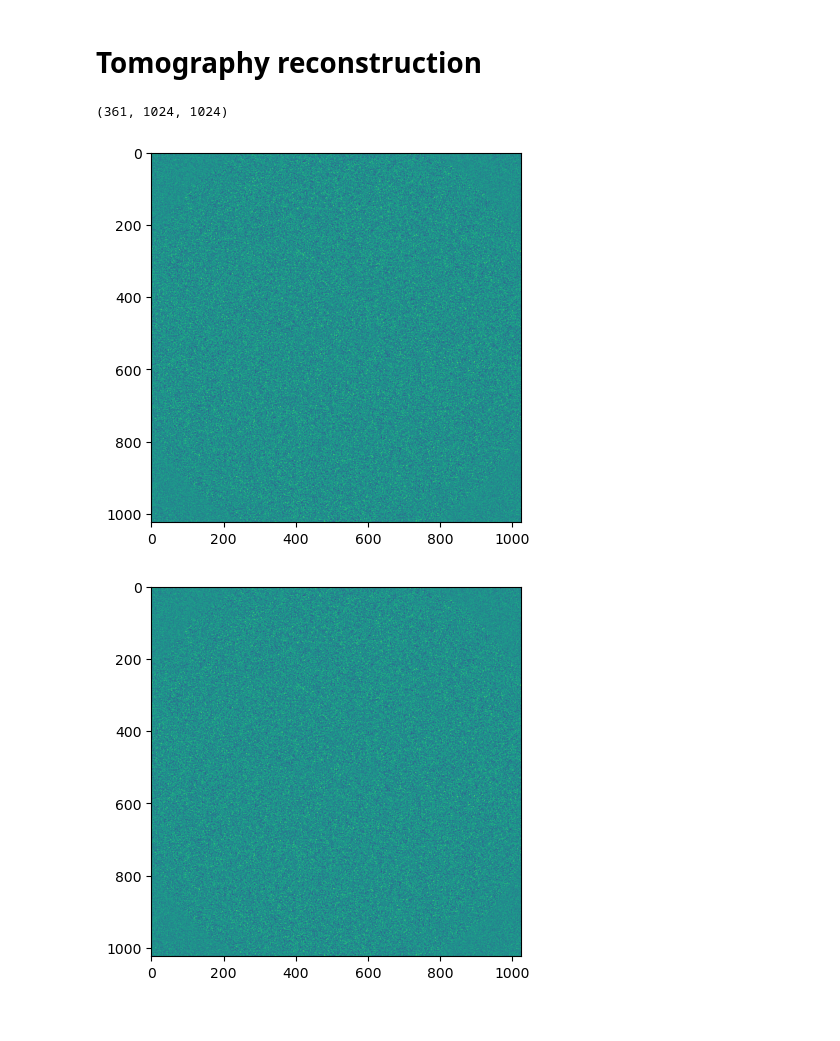
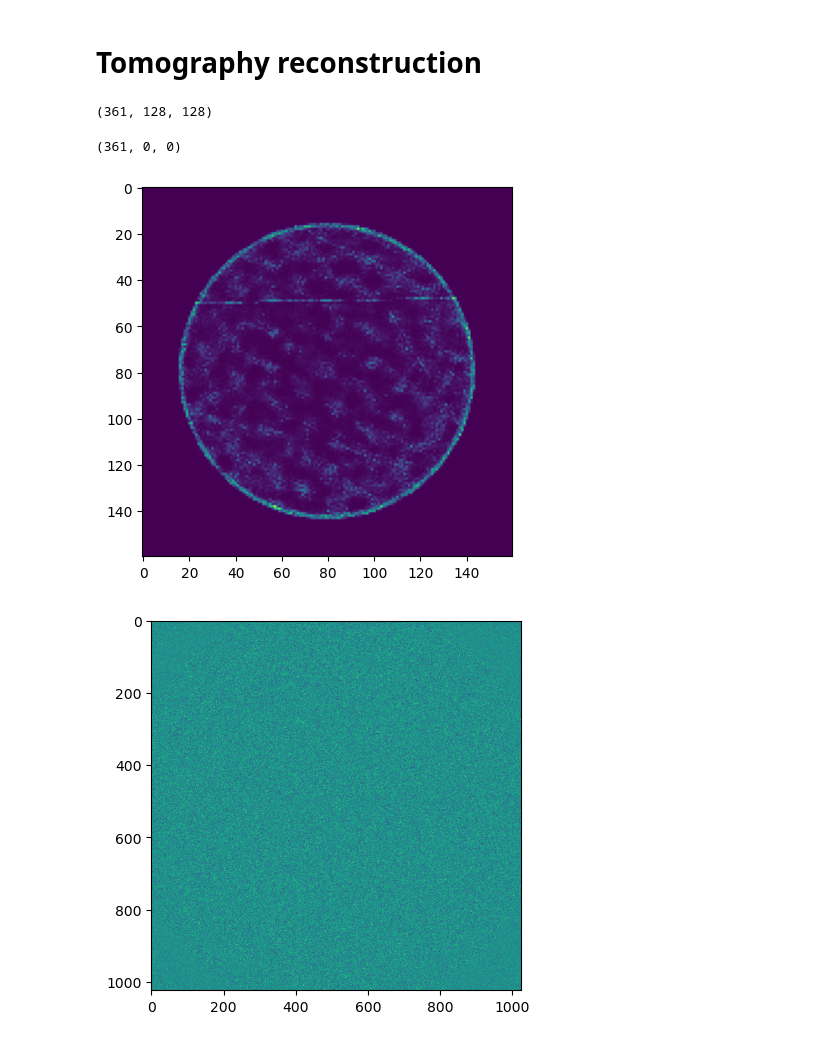
Before and after one commit to XYangXRay/ganrec, a Jupyter notebook: examples/diffraction_ruipeng.ipynb, the cells around one changed output. Saved outputs shown, nothing was run; the diff lists cells and outputs as text; code cells hidden in the pictures.

Commit message:
new tests for diffraction

```diff
--- a/examples/diffraction_ruipeng.ipynb
+++ b/examples/diffraction_ruipeng.ipynb
@@ -316,8 +316,8 @@ import matplotlib.pyplot as plt
 from pathlib import Path
 import os
 # %%
-fpath = '/nsls2/data/staff/xyang4/data/diffraction_ruipeng/RLi_sbcc_saxs/crop_recon_20240624/'
-spath = '/nsls2/data/staff/xyang4/data/diffraction_ruipeng/RLi_sbcc_saxs/crop_tomo_20240624/'
+fpath = '/nsls2/data/staff/xyang4/data/diffraction_ruipeng/RLi_sbcc_saxs/crop64_recon_20250623/'
+spath = '/nsls2/data/staff/xyang4/data/diffraction_ruipeng/RLi_sbcc_saxs/crop64_tomo_20250623/'
 # %%
 def list_files(directory):
     path = Path(directory)
@@ -360,17 +362,25 @@ for file_name in list_files(fpath):
 data = np.array(data)
 print(data.shape)
 # %% [output]
-(361, 1024, 1024)
+(361, 128, 128)
+# %%
+data1 = data[:, 448:-448, 448:-448]
+print(data1.shape)
+tifffile.imwrite(os.path.join('/nsls2/data/staff/xyang4/data/diffraction_ruipeng/RLi_sbcc_saxs/', 'crop64_recon_20250623.tiff'), data1)
+# %% [output]
+(361, 0, 0)
 # %%
 ang = tomopy.angles(361, ang1 = 0, ang2 = 180)
-data = nor_prj(data)
+data1 = nor_prj(data)
+data2 = np.zeros((361, 128, 160))
+data2[:, :, 16:-16] = data1[:, :, :]
 # data_pad = np.zeros((361, 1024, 1024))
 # data_pad[:, :, 54:-54] = data
-recon = tomopy.recon(data, ang, algorithm='ospml_hybrid', num_iter=50)
+recon = tomopy.recon(data2, ang, algorithm='ospml_hybrid', num_iter=100)
 plt.imshow(recon[100,:,:])
 plt.show()
 # %% [output]
-[figure, old version]
+[figure, new version]
 # %%
 plt.imshow(recon[800,:,:])
 plt.show()
```
Also changed, not shown: parts of 3 cells of this notebook, 4 other files.
